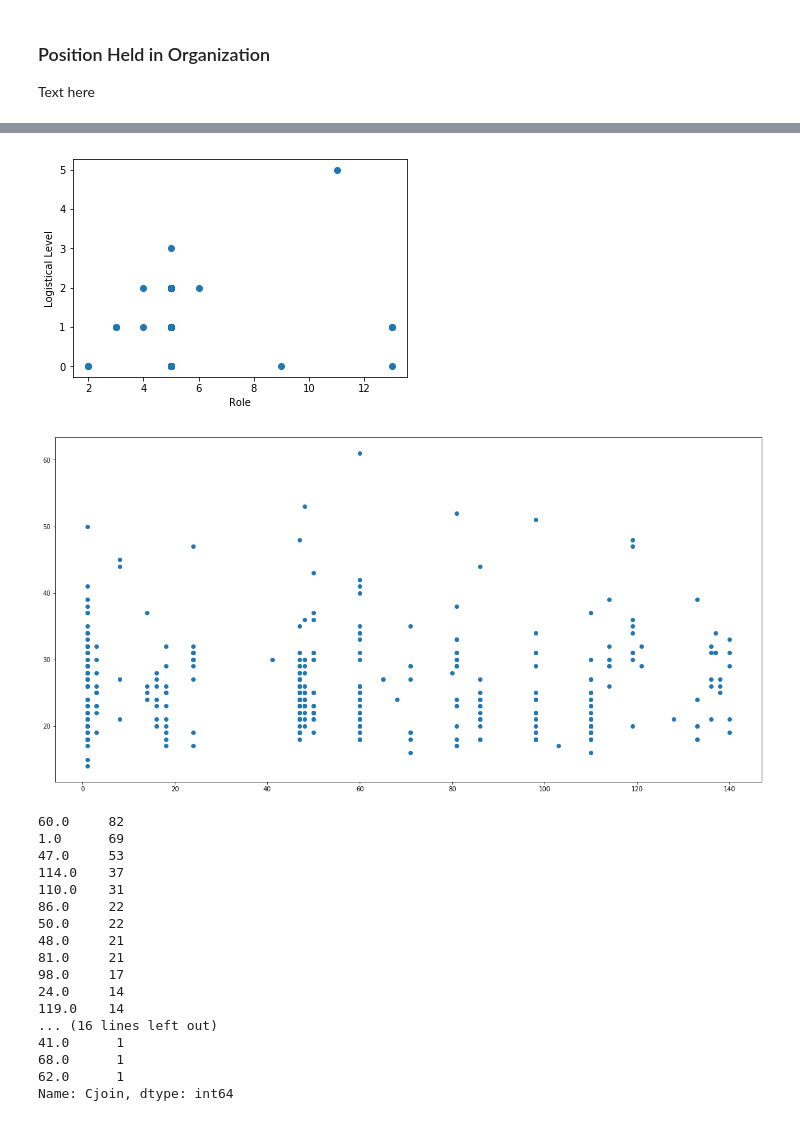
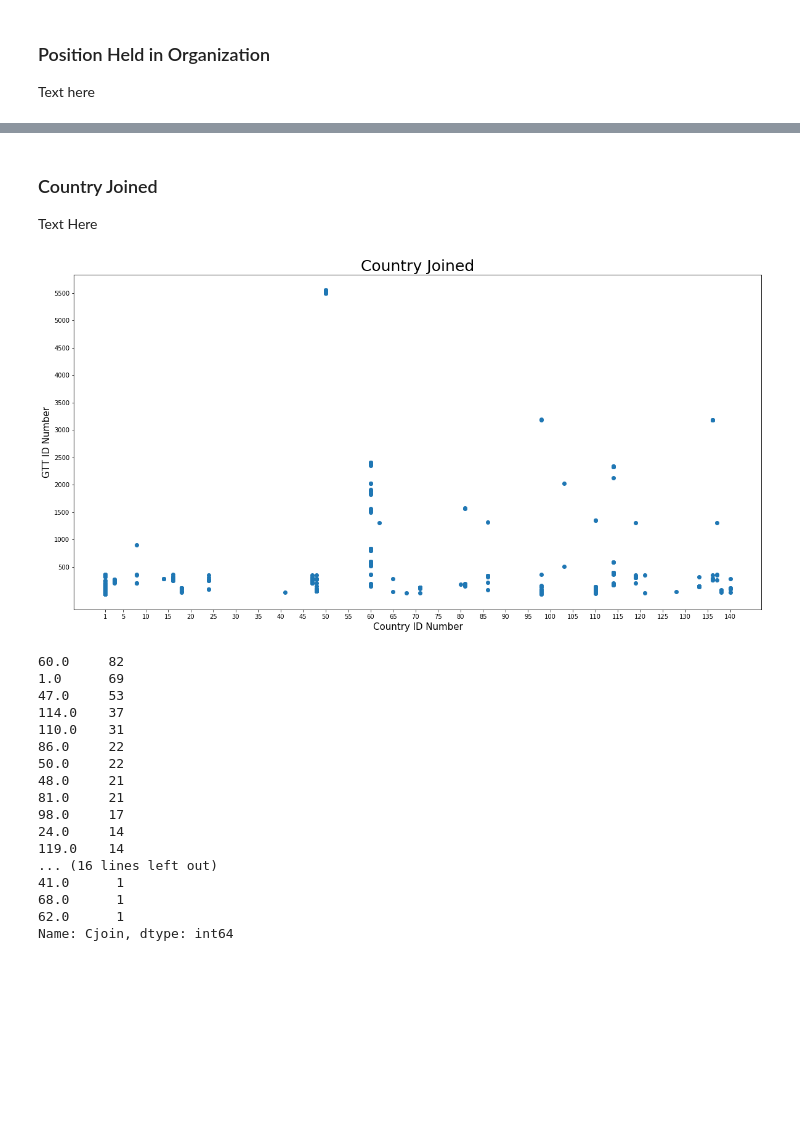
Before and after one commit to BlaHaws/Thinkful, a Jupyter notebook: Reports/AnalyticReport.ipynb, the cells around one changed output, grey strips where cells are left out. Cells and saved outputs as stored; diff of their text form; code cells hidden in the pictures; blank space fills up the shorter version.

```diff
--- a/Reports/AnalyticReport.ipynb
+++ b/Reports/AnalyticReport.ipynb
@@ -114,16 +117,22 @@ plt.show()
-# %%
-plt.scatter(df['Op1Role1'], df['LogLev1'])
-plt.xlabel('Role')
-plt.ylabel('Logistical Level')
-plt.show()
-# %% [output]
-[figure, removed]
-# %%
-plt.figure(figsize=(20,10))
-plt.scatter(df['Cjoin'], df['AgeJoin'])
-plt.show()
-# %% [output]
-[figure, removed]
+# %% [markdown]
+### Country Joined
+Text Here
+# %%
+countries = [1]
+for x in range(1,144):
+    if(x%5==0):
+        countries.append(x)
+
+plt.figure(figsize=(20,10))
+plt.scatter(df['Cjoin'], df['ID'])
+plt.xticks(countries)
+plt.yticks([500, 1000, 1500, 2000, 2500, 3000, 3500, 4000, 4500, 5000, 5500])
+plt.title('Country Joined', size=25)
+plt.ylabel('GTT ID Number', size=15)
+plt.xlabel('Country ID Number', size=15)
+plt.show()
+# %% [output]
+[figure, added]
 # %%
 df['Cjoin'].value_counts()
 # %% [output]
```
Also changed, not shown: parts of 6 cells of this notebook.
